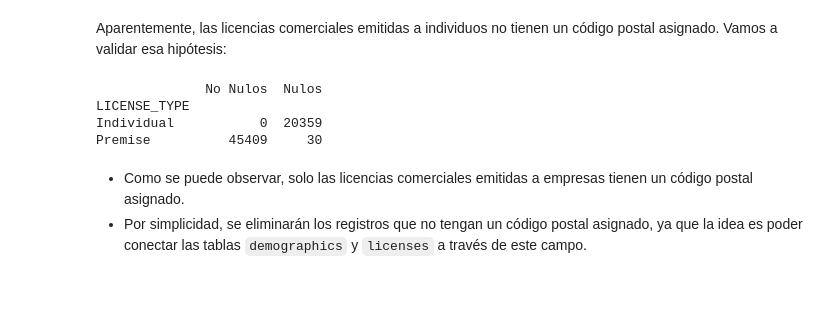
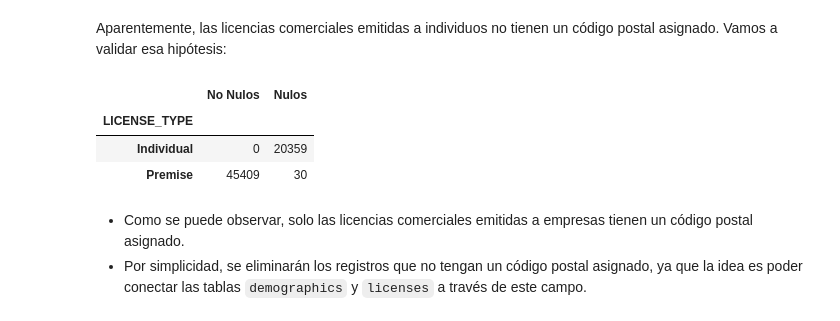
Before and after one commit to zcrodriguez/NYC_Licenses_Density, a Jupyter notebook: NYC_Lics_Case_Study.ipynb, the cells around one changed output. Drawn from its saved outputs; the diff is of its cells as text; code cells hidden in the pictures; blank space fills up the shorter version.

```diff
--- a/NYC_Lics_Case_Study.ipynb
+++ b/NYC_Lics_Case_Study.ipynb
@@ -138,18 +137,18 @@ licenses.sample(8, random_state=9).sort_values(by='LICENSE_TYPE')
 # %% [markdown]
 Aparentemente, las licencias comerciales emitidas a individuos no tienen un código postal asignado. Vamos a validar esa hipótesis:
 # %%
+# Contar valores nulos y no nulos por tipo de licencia
 nulos_no_nulos = licenses.groupby('LICENSE_TYPE')['ZIP'].apply(lambda x: pd.Series({
     'No Nulos': x.notnull().sum(),
     'Nulos': x.isnull().sum()
 })).unstack().fillna(0)
 
-# Mostrar el resultado
-print(nulos_no_nulos)
+nulos_no_nulos
 # %% [output]
-              No Nulos  Nulos
-LICENSE_TYPE
-Individual           0  20359
-Premise          45409     30
+|  | No Nulos | Nulos |
+| LICENSE_TYPE |  |  |
+| Individual | 0 | 20359 |
+| Premise | 45409 | 30 |
 # %% [markdown]
 - Como se puede observar, solo las licencias comerciales emitidas a empresas tienen un código postal asignado.
 - Por simplicidad, se eliminarán los registros que no tengan un código postal asignado, ya que la idea es poder conectar las tablas `demographics` y `licenses` a través de este campo.
```
Also changed, not shown: parts of 12 cells of this notebook.
